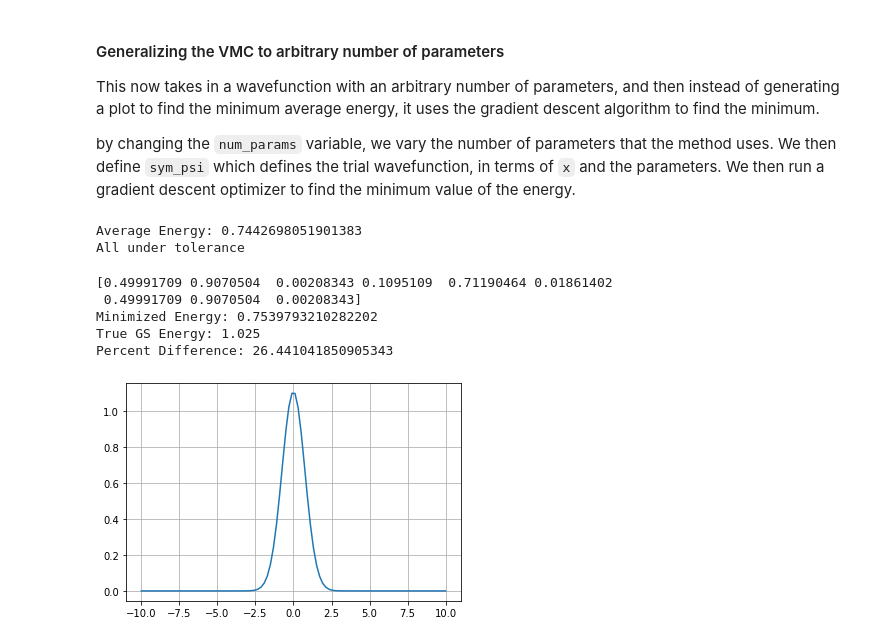
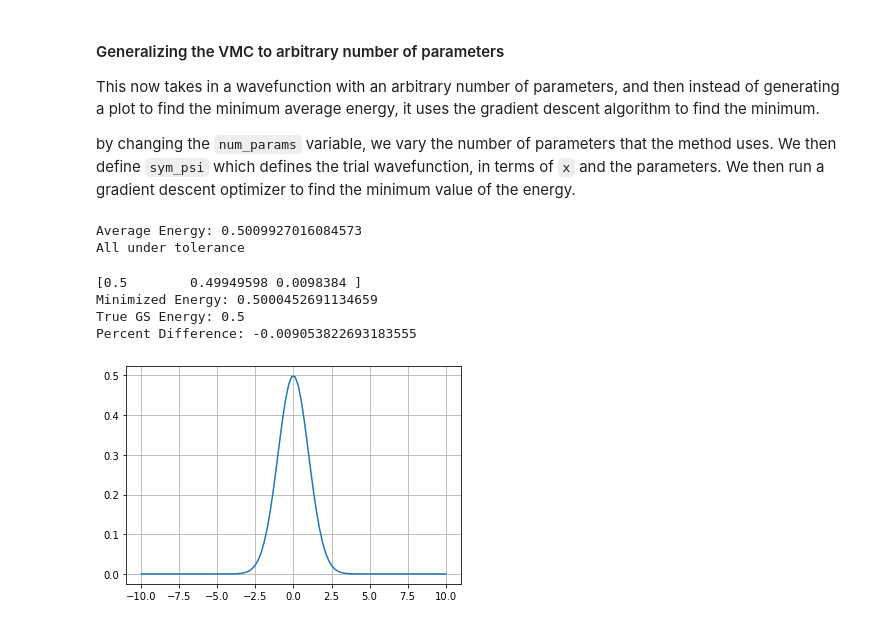
Before and after one commit to hershkumar/summer2022, a Jupyter notebook: vmc_generalized.ipynb, the cells around one changed output. Saved outputs shown, nothing was run; the diff lists cells and outputs as text; code cells hidden in the pictures.

```diff
--- a/vmc_generalized.ipynb
+++ b/vmc_generalized.ipynb
@@ -14,15 +14,16 @@ from IPython.display import clear_output
 
 m = 1
 omega = 1
-lam = .01
+lam = 0
 hbar = 1
-num_params = 9
-true_energy = .5 + .75*lam
+num_params = 3
+# from https://aip.scitation.org/doi/pdf/10.1063/5.0059800
 # define all the symbolic variables and expressions
 x = sym.Symbol('x')
 p = [sym.symbols('a%d' % i) for i in range(num_params)]
 # the wavefunction
-sym_psi = p[0]*sym.exp(-p[1]*(x + p[2])**2) + p[3] * sym.exp(-p[4]*(x+p[5])**2) + p[6] * sym.exp(-p[7]*(x+p[8])**2)
+sym_psi = p[0]*sym.exp(-p[1]*(x + p[2])**2)
+#sym_psi = p[0]*sym.exp(-p[1]*(x + p[2])**2)
 
 sym_ddpsi = sym.diff(sym.diff(sym_psi, x), x)
 # the partial derivatives of the log of psi
@@ -59,7 +60,7 @@ def sample(params, num_samples):
     outputs = []
     # pick the start point
     x_t = 0
-    for t in range(num_samples):
+    for _ in range(num_samples):
         x_prime = x_t + random.uniform(-1,1)
 
         if (random.uniform(0,1) < psi(x_prime, params)**2/psi(x_t, params)**2):
@@ -68,13 +69,18 @@ def sample(params, num_samples):
     return outputs
 
 # define a function that computes the average energy
-def avg_energy(params, N):
+def avg_energy(params, N=10**4):
     # get N sampled points
     samples = sample(params, N)
     # apply the function to every point
     applied = [(1/psi(x_a, params) * Hpsi(x_a, params)) for x_a in samples]
     return 1/N * sum(applied)
 
+def second_corrections():
+    return .5 + 3/4*lam + lam**2 *(-21/8)
+
+def fifth_corrections():
+    return .5 + 3/4*lam + lam**2 *(-21/8) + lam**3 *(333/16) - lam**4 * (30885/128) + lam**5 * (916731/256)
 # computes the gradient with respect to the parameters of the energy
 def gradient(params, N):
     samples = sample(params, N)
@@ -86,7 +92,7 @@ def gradient(params, N):
     return (2 * both_exp - 2 * energy_exp * gradlogpsi_exp)
 
 # write a gradient descent optimizer for the average energy
-def grad_opt(start_params, learning_rate, max_iterations=1000, tolerance=.001, N=10**4):
+def grad_opt(start_params, learning_rate=.1, max_iterations=1000, tolerance=.001, N=10**3):
     # pick the starting position
     params = start_params
     hist = []
@@ -97,37 +103,39 @@ def grad_opt(start_params, learning_rate, max_iterations=1000, tolerance=.001, N
         diff = learning_rate * gradient(params, N)
         if all((abs(val) < tolerance) for val in diff):
             print("All under tolerance")
-            return params
+            return hist
         # make a step in the direction opposite the gradient
         params = params - diff
         # print(params)
         hist.append(params)
-    return params
+    return hist
 # %%
-start = [.5,.5,.5,0,.6,.1,.5,.5,.5]
+start = [.5,.5,1]
 
-optd = grad_opt(start, .1, N=10**4)
+hist = grad_opt(start)
+optd = hist[-1]
 # %% [output]
-Average Energy: 0.7442698051901383
+Average Energy: 0.5009927016084573
 All under tolerance
 # %%
 #plot the wavefunction
 print(optd)
 x_vals = np.linspace(-10,10,100)
 y = [psi(x_a, optd) for x_a in x_vals]
 v = [V(x_a) for x_a in x_vals]
 comp_avg = avg_energy(optd, 10**5)
-print("Minimized Energy: "+str(comp_avg))
-print("True GS Energy: "+ str(true_energy))
-print("Percent Difference: " + str(100*(true_energy - comp_avg)/true_energy))
+print(f"Minimized Energy: {comp_avg}")
+true_energy = fifth_corrections()
+print(f"True GS Energy: {true_energy}")
+pdiff = 100*(true_energy -  comp_avg)/true_energy
+print(f"Percent Difference: {pdiff}")
 plt.plot(x_vals,y)
 #plt.plot(x_vals,v)
 plt.grid()
 plt.show()
 # %% [output]
-[0.49991709 0.9070504  0.00208343 0.1095109  0.71190464 0.01861402
- 0.49991709 0.9070504  0.00208343]
-Minimized Energy: 0.7539793210282202
-True GS Energy: 1.025
-Percent Difference: 26.441041850905343
+[0.5        0.49949598 0.0098384 ]
+Minimized Energy: 0.5000452691134659
+True GS Energy: 0.5
+Percent Difference: -0.009053822693183555
-[figure, old version]
+[figure, new version]
```
Also changed, not shown: parts of 6 cells of this notebook, 9 other files.
